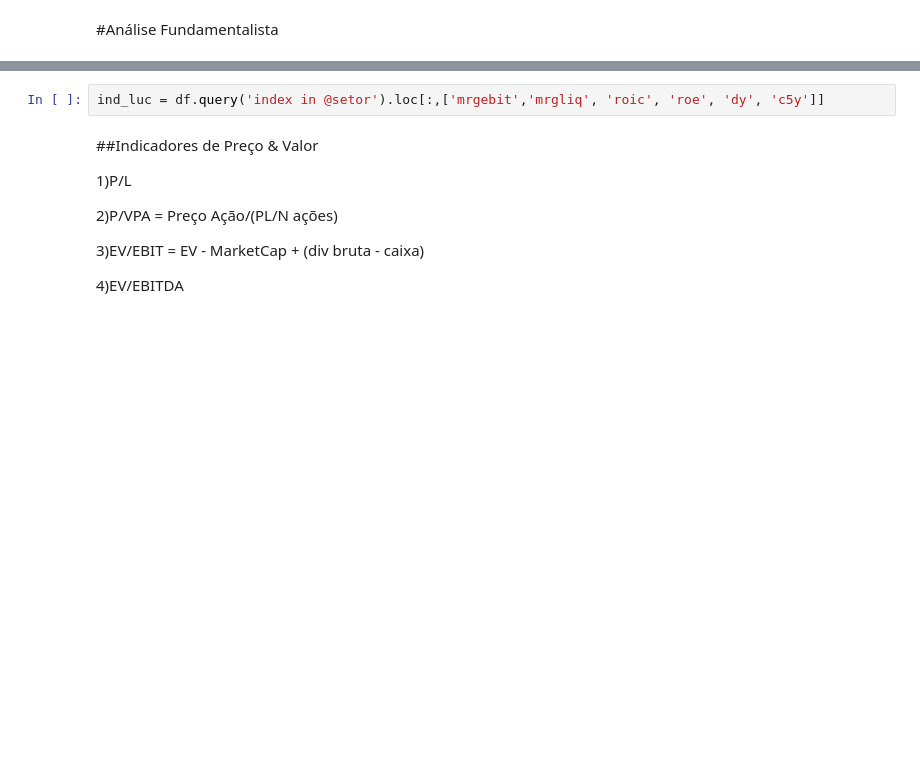
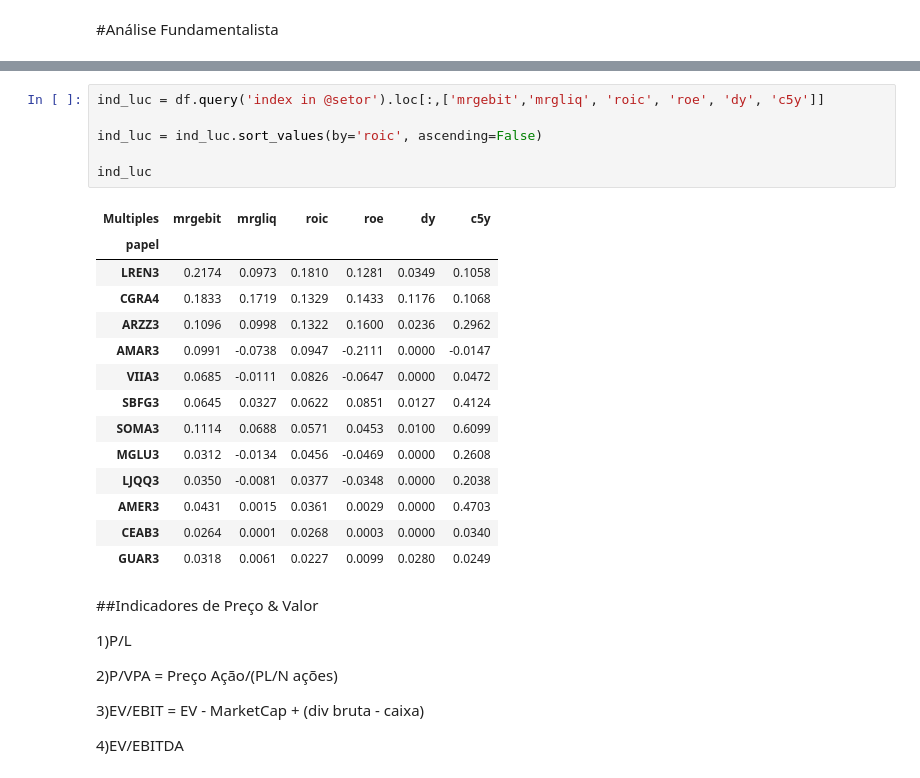
Before and after one commit to rubemmnf/Mercado-Financeiro, a Jupyter notebook: TradingDados/Outros/Analise_AMER3.ipynb, the cells around one changed output, grey strips where cells are left out. Drawn from its saved outputs; the diff is of its cells as text; blank space fills up the shorter version.

```diff
--- a/TradingDados/Outros/Analise_AMER3.ipynb
+++ b/TradingDados/Outros/Analise_AMER3.ipynb
@@ -103,5 +136,24 @@ df.query('index in @setor').loc[:,['mrgebit','mrgliq', 'roic', 'roe', 'dy', 'c5y
 # %%
 ind_luc = df.query('index in @setor').loc[:,['mrgebit','mrgliq', 'roic', 'roe', 'dy', 'c5y']]
+
+ind_luc = ind_luc.sort_values(by='roic', ascending=False)
+
+ind_luc
+# %% [output]
+| Multiples | mrgebit | mrgliq | roic | roe | dy | c5y |
+| papel |  |  |  |  |  |  |
+| LREN3 | 0.2174 | 0.0973 | 0.1810 | 0.1281 | 0.0349 | 0.1058 |
+| CGRA4 | 0.1833 | 0.1719 | 0.1329 | 0.1433 | 0.1176 | 0.1068 |
+| ARZZ3 | 0.1096 | 0.0998 | 0.1322 | 0.1600 | 0.0236 | 0.2962 |
+| AMAR3 | 0.0991 | -0.0738 | 0.0947 | -0.2111 | 0.0000 | -0.0147 |
+| VIIA3 | 0.0685 | -0.0111 | 0.0826 | -0.0647 | 0.0000 | 0.0472 |
+| SBFG3 | 0.0645 | 0.0327 | 0.0622 | 0.0851 | 0.0127 | 0.4124 |
+| SOMA3 | 0.1114 | 0.0688 | 0.0571 | 0.0453 | 0.0100 | 0.6099 |
+| MGLU3 | 0.0312 | -0.0134 | 0.0456 | -0.0469 | 0.0000 | 0.2608 |
+| LJQQ3 | 0.0350 | -0.0081 | 0.0377 | -0.0348 | 0.0000 | 0.2038 |
+| AMER3 | 0.0431 | 0.0015 | 0.0361 | 0.0029 | 0.0000 | 0.4703 |
+| CEAB3 | 0.0264 | 0.0001 | 0.0268 | 0.0003 | 0.0000 | 0.0340 |
+| GUAR3 | 0.0318 | 0.0061 | 0.0227 | 0.0099 | 0.0280 | 0.0249 |
 # %% [markdown]
 ##Indicadores de Preço & Valor
 
```
Also changed, not shown: parts of 20 cells of this notebook, 1 other file.
